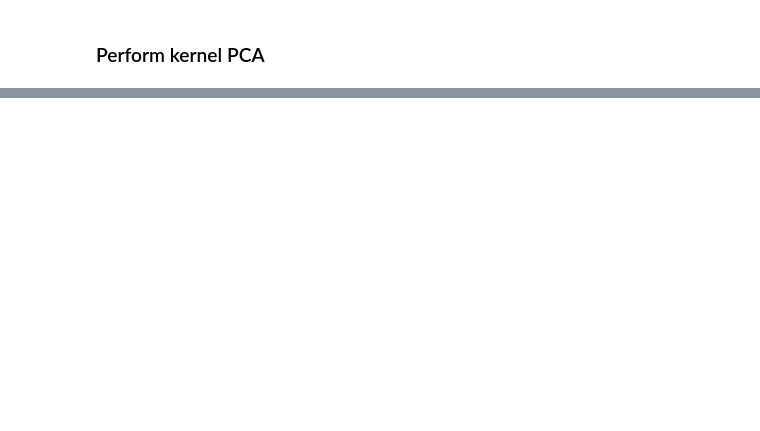
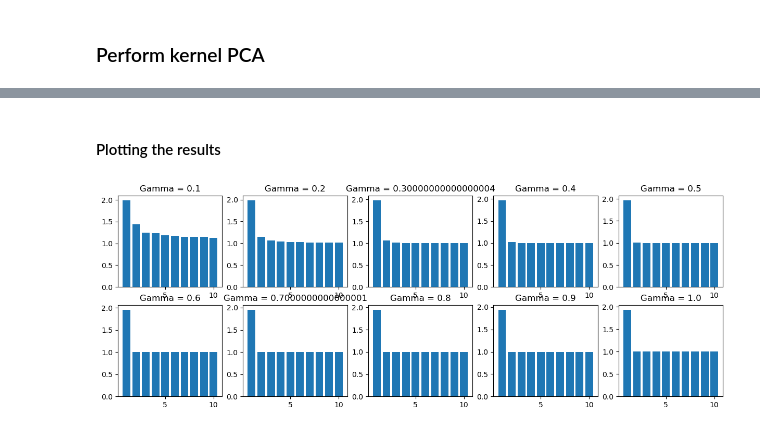
Before and after one commit to LisaDaVinchie/adv-ml_challenge1, a Jupyter notebook: AdvML_Challenge1_Lisa.ipynb, the cells around one changed output, grey strips where cells are left out. Saved outputs shown, nothing was run; the diff lists cells and outputs as text; code cells hidden in the pictures; blank space fills up the shorter version.

```diff
--- a/AdvML_Challenge1_Lisa.ipynb
+++ b/AdvML_Challenge1_Lisa.ipynb
@@ -116,7 +115,7 @@ ax.view_init(elev=45, azim=45)
 # %% [markdown]
 ### Perform kernel PCA
 # %%
-kernel_pca = KernelPCA(kernel="rbf", n_components=3)
+# kernel_pca = KernelPCA(kernel="rbf", n_components=10)
 
-data_pca_kernel = kernel_pca.fit_transform(train_subset_scaled)
-print(type(data_pca_kernel))
+# data_pca_kernel = kernel_pca.fit_transform(train_subset_scaled)
+#plt.scatter(data_pca_kernel[:, 0], data_pca_kernel[:, 1], c = labels_subset, marker='.')
@@ -130,9 +122,9 @@ plt.scatter(data_pca_kernel[:, 0], data_pca_kernel[:, 1], c = labels_subset, mar
 # %%
-fig = plt.figure()
-ax = fig.add_subplot(111, projection='3d')
+# fig = plt.figure()
+# ax = fig.add_subplot(111, projection='3d')
 
-# Color the data points based on the labels
-for i in range(3):
-    ax.scatter(data_pca_kernel[:, 0], data_pca_kernel[:, 1], data_pca_kernel[:, 2], c = labels_subset, marker='.')
+# # Color the data points based on the labels
+# for i in range(3):
+#     ax.scatter(data_pca_kernel[:, 0], data_pca_kernel[:, 1], data_pca_kernel[:, 2], c = labels_subset, marker='.')
 
-ax.view_init(elev=30, azim=0)
+# ax.view_init(elev=30, azim=0)
@@ -140,0 +137,9 @@ ax.view_init(elev=30, azim=0)
+# %%
+gamma_values = [i for i in np.linspace(0.1, 1, 10)]
+eigvals = []
+
+for gamma, c in zip(gamma_values, range(len(gamma_values))):
+    print(f"gamma = {gamma}, c={c}")
+    kernel_pca = KernelPCA(kernel="rbf", n_components=10, gamma=gamma)
+    data_pca_kernel = kernel_pca.fit_transform(train_subset_scaled)
+    eigvals.append(kernel_pca.eigenvalues_)
@@ -140,0 +167,10 @@ ax.view_init(elev=30, azim=0)
+# %% [markdown]
+#### Plotting the results
+# %%
+fig,ax = plt.subplots(2, 5, figsize=(15, 5))
+for i in range(2):
+    for j in range(5):
+        ax[i, j].bar(range(1, len(eigvals[i * 5 + j]) + 1), eigvals[i * 5 + j])
+        ax[i, j].set_title("Gamma = " + str(gamma_values[i * 5 + j]))
+# %% [output]
+[figure, added]
```
Also changed, not shown: parts of 12 cells of this notebook.
